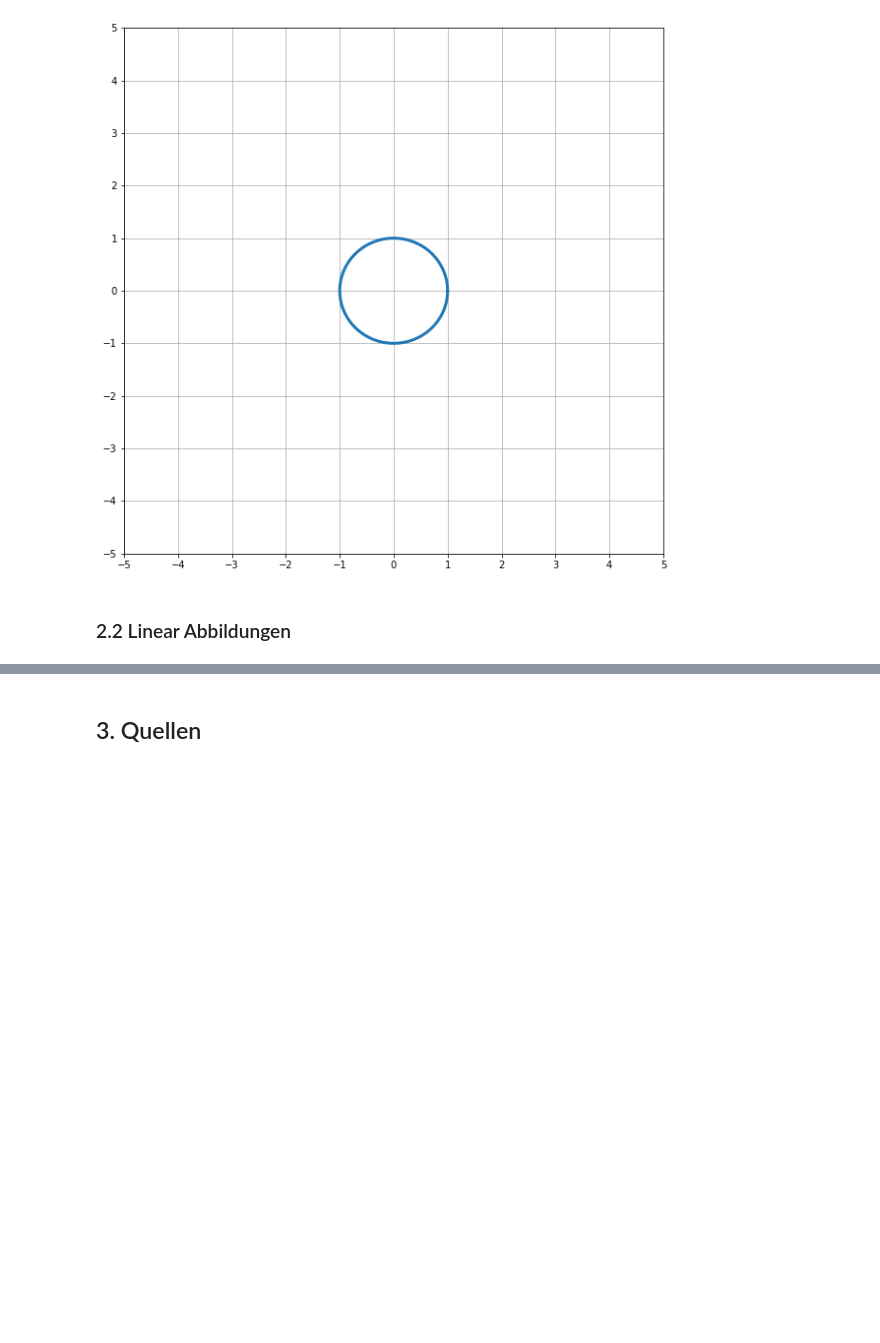
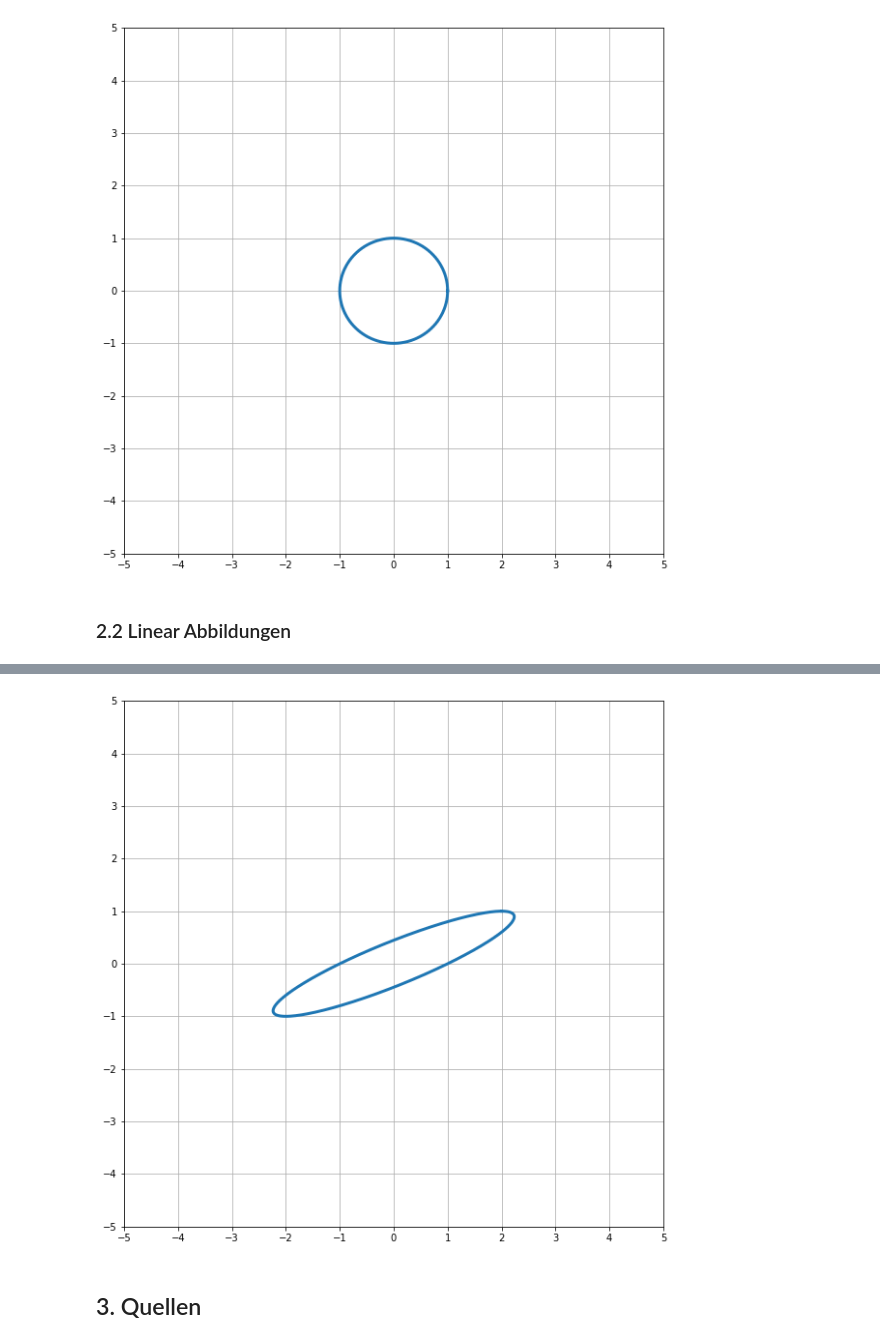
Before and after one commit to greatmerlin/SA_Lineare_Transformationen, a Jupyter notebook: Lineare_Transformationen.ipynb, the cells around one changed output, grey strips where cells are left out. Drawn from its saved outputs; the diff is of its cells as text; code cells hidden in the pictures; blank space fills up the shorter version.

Commit message:
Kreis v1.5

```diff
--- a/Lineare_Transformationen.ipynb
+++ b/Lineare_Transformationen.ipynb
@@ -218,3 +220,32 @@ kreisLinAb(skX, skY)
+# %%
+def scherungX(Vektor, Faktor):
+    e1 = np.array([1,0], dtype=np.float32) # ein Muss
+    e2 = np.array([0,1], dtype=np.float32)
+
+    e1[1] += Faktor
+
+    M = np.array([e1, e2]) # Create linear transformation matrix
+    LinAb = M @ Vektor # Do the linear transformation
+
+    return LinAb
+# %%
+def scherungY(Vektor, Faktor):
+    e1 = np.array([1,0], dtype = np.float32) # ein Muss
+    e2 = np.array([0,1], dtype = np.float32)
+
+    e2[1] += Faktor
+
+    M = np.array([e1, e2]) # Create linear transformation matrix
+    LinAb = M @ Vektor # Do the linear transformation
+
+    return LinAb
+# %%
+scherX = scherungX(e2, 2)
+scherY = scherungY(e1, 7)
+
+kreisLinAb(scherX, scherY)
+# %% [output]
+[figure, added]
 # %% [markdown]
 ## 3. Quellen
 # %% [markdown]
```
Also changed, not shown: parts of 3 cells of this notebook.
